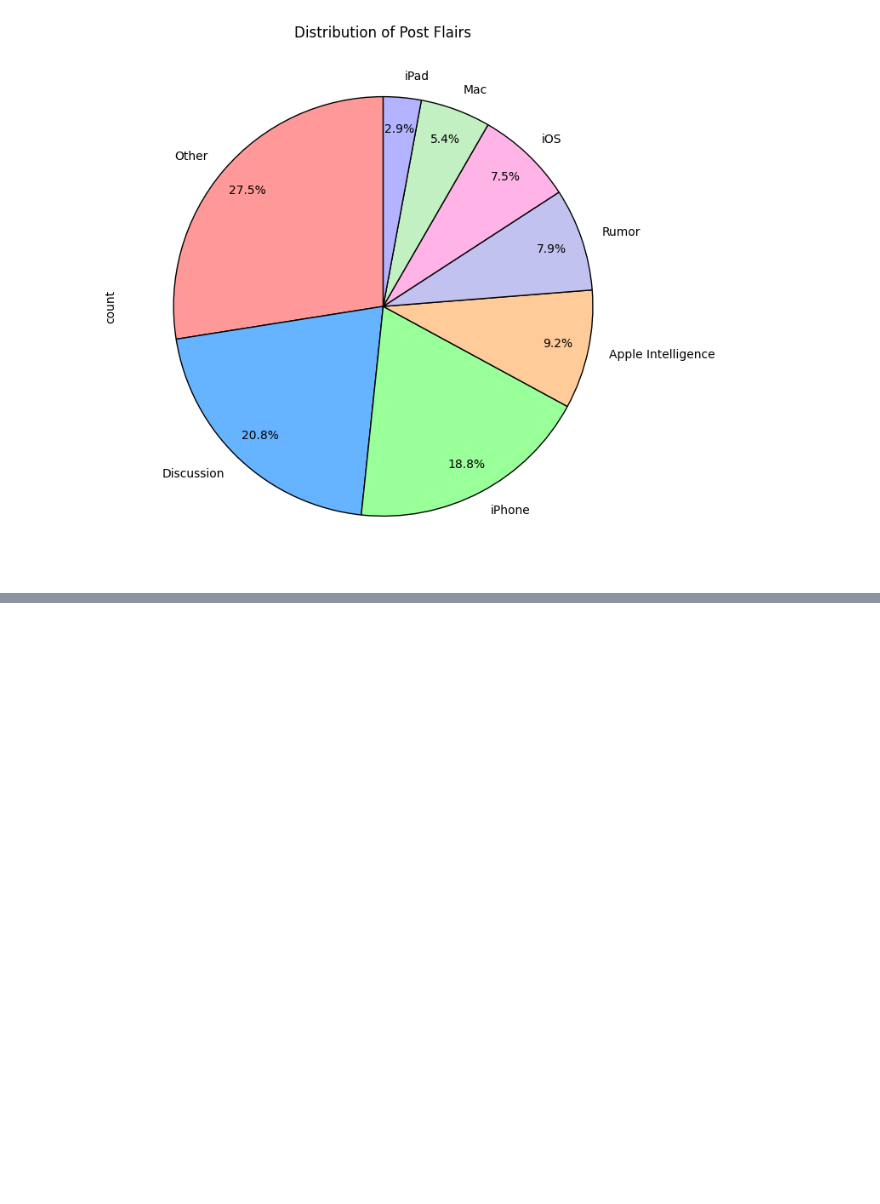
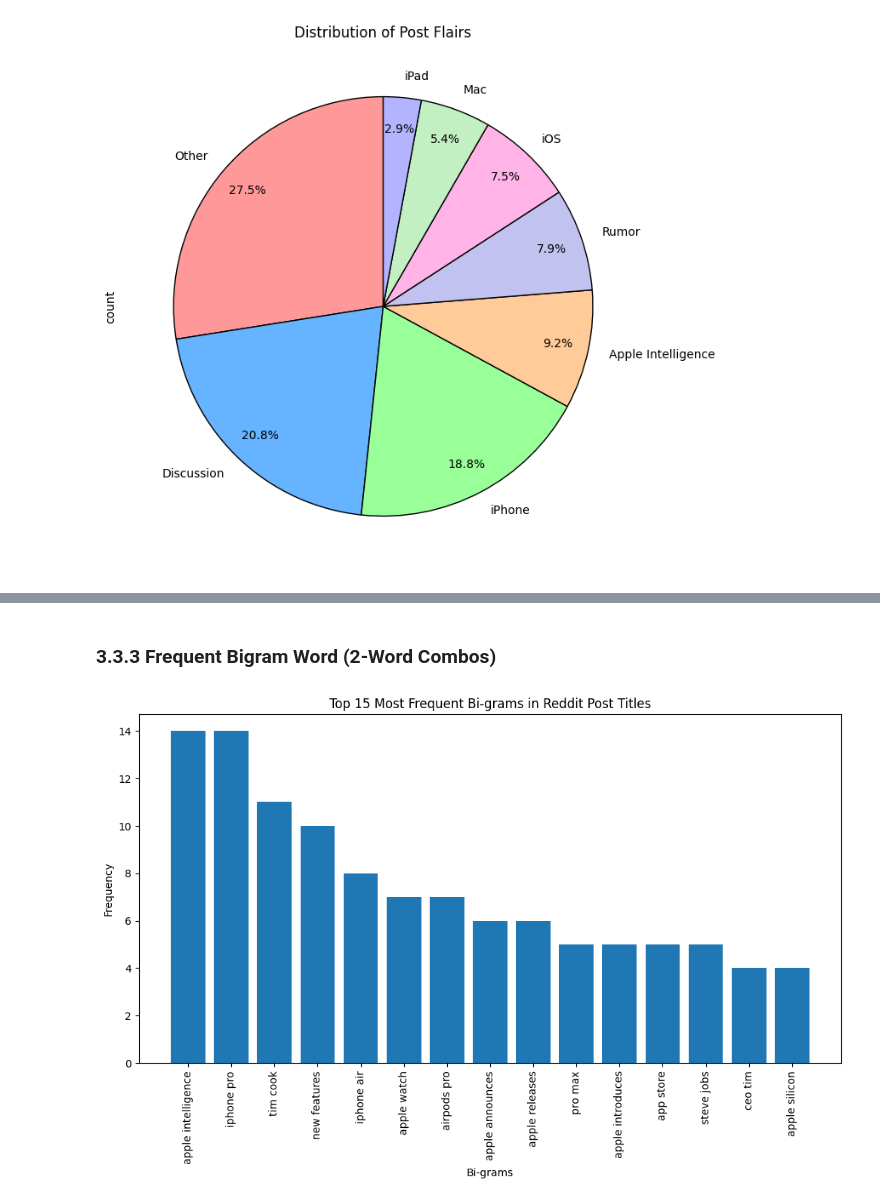
Before and after one commit to Ayumii-ww/fq25819_SEMTM0040, a Jupyter notebook: fq25819Part2.ipynb, the cells around one changed output, grey strips where cells are left out. Saved outputs shown, nothing was run; the diff lists cells and outputs as text; code cells hidden in the pictures; blank space fills up the shorter version.

```diff
--- a/fq25819Part2.ipynb
+++ b/fq25819Part2.ipynb
@@ -429,0 +534,2 @@ Name: count, dtype: int64
+# %% [markdown]
+### 3.3.3 Frequent Bigram Word (2-Word Combos)
@@ -429,0 +538,31 @@ Name: count, dtype: int64
+# %%
+bigram_list = []
+
+for t in title_clean:
+    tokens = re.findall(r'\b[a-zA-Z]{3,}\b', t)
+    tokens = [w for w in tokens if w not in stop_words]
+    bigrams_in_title = set(ngrams(tokens, 2))
+
+    for bg in bigrams_in_title:
+        bigram_list.append(bg)
+
+# Count bi-gram frequency
+bigram_counts = Counter(bigram_list)
+
+# Top 15 bi-grams
+top_bigrams = bigram_counts.most_common(15)
+
+# Prepare labels
+labels, counts = zip(*top_bigrams)
+labels = [' '.join(bg) for bg in labels]  # ('apple','watch') -> 'apple watch'
+
+# Plot
+plt.figure(figsize=(12, 6))
+plt.bar(labels, counts)
+plt.xticks(rotation=90)
+plt.title('Top 15 Most Frequent Bi-grams in Reddit Post Titles')
+plt.xlabel('Bi-grams')
+plt.ylabel('Frequency')
+plt.show()
+# %% [output]
+[figure, added]
```
Also changed, not shown: parts of 44 cells of this notebook, 2 other files.
